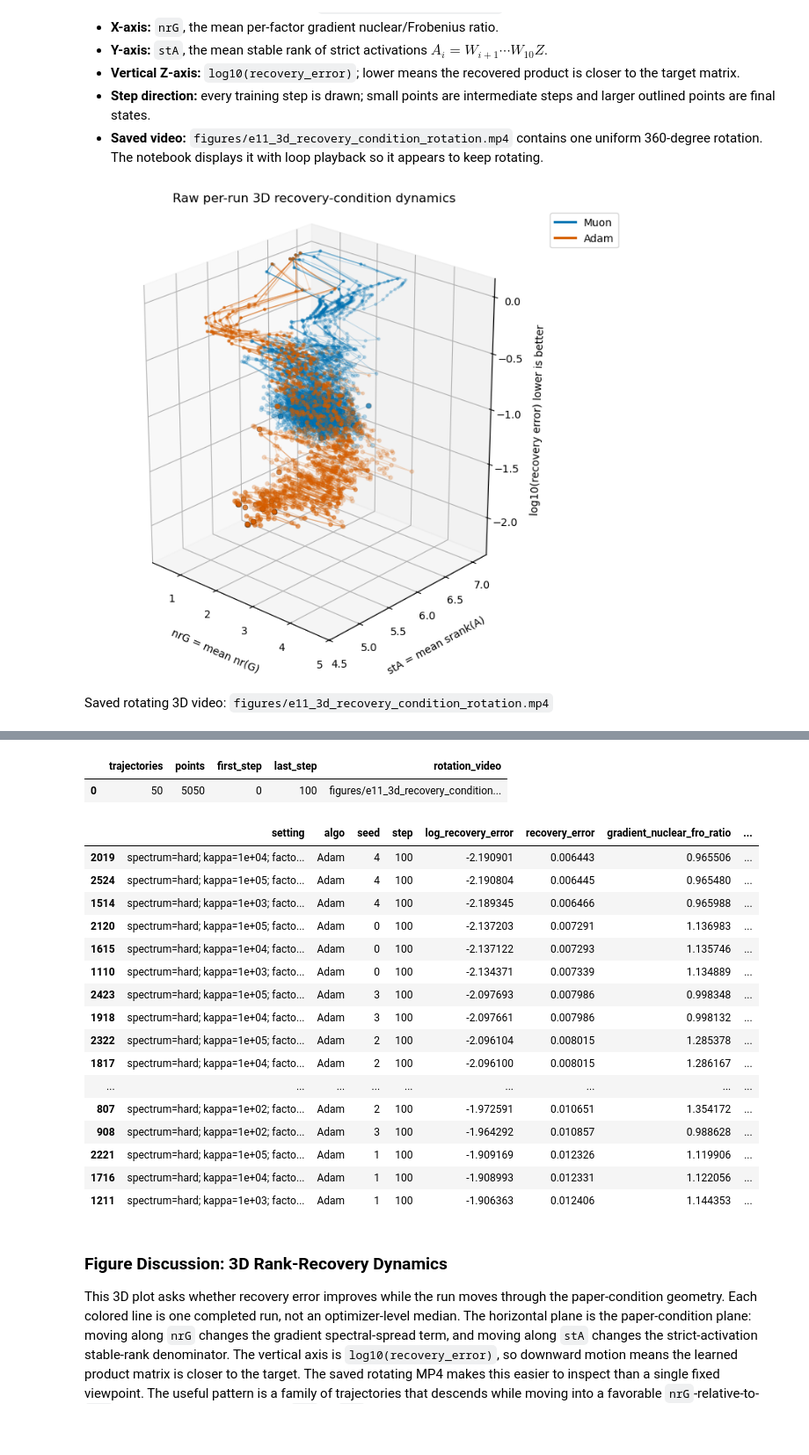
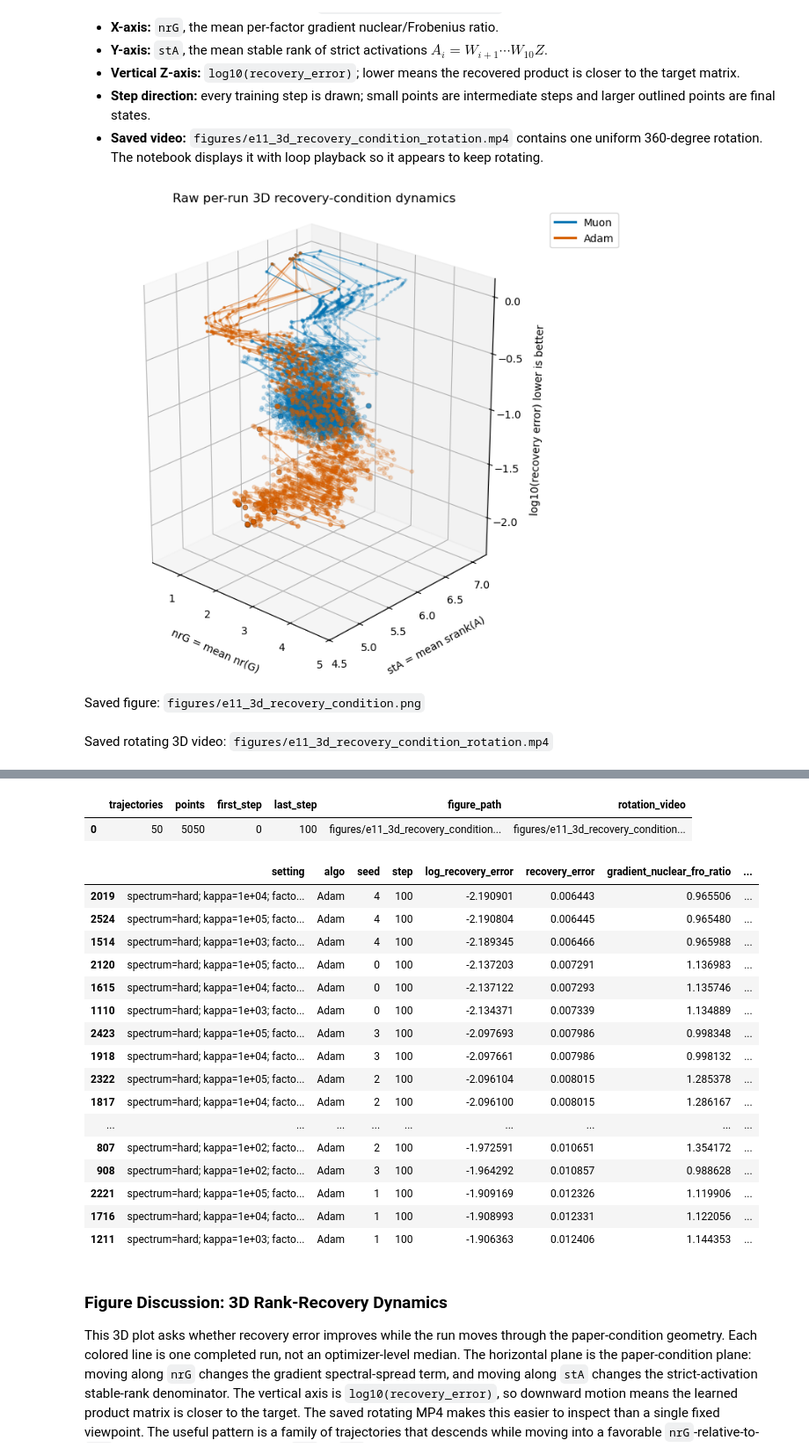
Before and after one commit to TianyangLiu-Work/muonexperiment, a Jupyter notebook: Notebooks/E11_paper_condition_diagnostics_torch.ipynb, the cells around one changed output, grey strips where cells are left out. Shown at 88% size. Drawn from its saved outputs; the diff is of its cells as text; code cells hidden in the pictures; blank space fills up the shorter version.

```diff
--- a/Notebooks/E11_paper_condition_diagnostics_torch.ipynb
+++ b/Notebooks/E11_paper_condition_diagnostics_torch.ipynb
@@ -1147,8 +1315,9 @@ from matplotlib.lines import Line2D
 DYNAMIC_ALGOS = ALGOS
 nr_col = "gradient_nuclear_fro_ratio"
 st_col = "activation_stable_rank"
+RECOVERY_CONDITION_3D_PATH = PROJECT / "figures" / "e11_3d_recovery_condition.png"
 ROTATING_3D_VIDEO_PATH = PROJECT / "figures" / "e11_3d_recovery_condition_rotation.mp4"
-ROTATING_3D_VIDEO_PATH.parent.mkdir(parents=True, exist_ok=True)
+RECOVERY_CONDITION_3D_PATH.parent.mkdir(parents=True, exist_ok=True)
 
 dynamic_rows = runs[
     runs["algo"].isin(DYNAMIC_ALGOS)
@@ -1217,7 +1386,9 @@ ax = fig.add_subplot(111, projection="3d")
 draw_recovery_condition_3d(ax)
 ax.view_init(elev=24, azim=-48)
 fig.tight_layout()
+fig.savefig(RECOVERY_CONDITION_3D_PATH, dpi=190, bbox_inches="tight")
 plt.show()
+IPython.display.display(IPython.display.Markdown(f"Saved figure: `{RECOVERY_CONDITION_3D_PATH.relative_to(PROJECT)}`"))
 
 rotation_fig = plt.figure(figsize=(9.0, 6.4))
 rotation_ax = rotation_fig.add_subplot(111, projection="3d")
@@ -1249,36 +1420,38 @@ rotation_animation.save(
     ROTATING_3D_VIDEO_PATH,
     writer=animation.FFMpegWriter(fps=24, bitrate=2200),
     dpi=130,
 )
 plt.close(rotation_fig)
 IPython.display.display(IPython.display.Markdown(f"Saved rotating 3D video: `{ROTATING_3D_VIDEO_PATH.relative_to(PROJECT)}`"))
 video_path_for_notebook = "../" + str(ROTATING_3D_VIDEO_PATH.relative_to(PROJECT))
 video_html = f"""
 <video src="{video_path_for_notebook}" controls autoplay loop muted playsinline style="max-width: 100%; height: auto;">
   Your browser does not support the <code>video</code> element.
 </video>
 """
 IPython.display.display(IPython.display.HTML(video_html))
 
 final_dynamic_rows = dynamic_rows.loc[dynamic_rows.groupby("run_id", observed=True)["step"].idxmax()]
 IPython.display.display(pd.DataFrame([{
     "trajectories": int(dynamic_rows["run_id"].nunique()),
     "points": int(len(dynamic_rows)),
     "first_step": int(step_min),
     "last_step": int(step_max),
+    "figure_path": str(RECOVERY_CONDITION_3D_PATH.relative_to(PROJECT)),
     "rotation_video": str(ROTATING_3D_VIDEO_PATH.relative_to(PROJECT)),
 }]))
 IPython.display.display(
     final_dynamic_rows.sort_values("recovery_error")[
         ["setting", "algo", "seed", "step", "log_recovery_error", "recovery_error", nr_col, st_col]
     ].head(20)
 )
 # %% [output]
 [figure]
-Saved rotating 3D video: `figures/e11_3d_recovery_condition_rotation.mp4`
+Saved figure: `figures/e11_3d_recovery_condition.png`
+Saved rotating 3D video: `figures/e11_3d_recovery_condition_rotation.mp4`
 [interactive output not drawn]
-|  | trajectories | points | first_step | last_step | rotation_video |
-| 0 | 50 | 5050 | 0 | 100 | figures/e11_3d_recovery_condition... |
+|  | trajectories | points | first_step | last_step | figure_path | rotation_video |
+| 0 | 50 | 5050 | 0 | 100 | figures/e11_3d_recovery_condition... | figures/e11_3d_recovery_condition... |
 |  | setting | algo | seed | step | log_recovery_error | recovery_error | gradient_nuclear_fro_ratio | ... |
 | 2019 | spectrum=hard; kappa=1e+04; facto... | Adam | 4 | 100 | -2.190901 | 0.006443 | 0.965506 | ... |
 | 2524 | spectrum=hard; kappa=1e+05; facto... | Adam | 4 | 100 | -2.190804 | 0.006445 | 0.965480 | ... |
```
Also changed, not shown: parts of 10 cells of this notebook, 5 other files.
